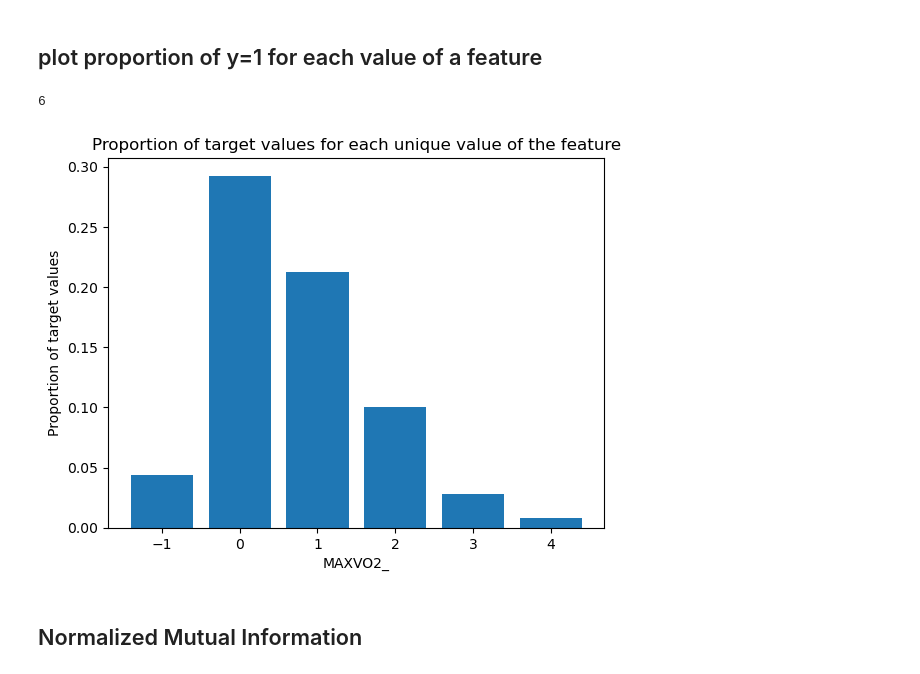
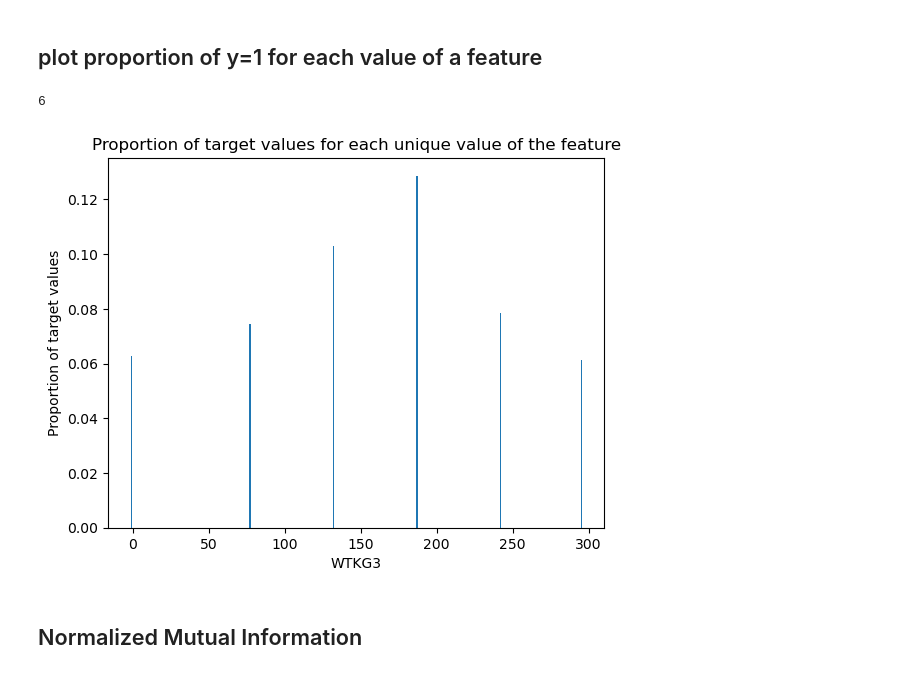
Before and after one commit to zaynebmellouli/CVD_prediction, a Jupyter notebook: run_test.ipynb, the cells around one changed output. Saved outputs shown, nothing was run; the diff lists cells and outputs as text; code cells hidden in the pictures.

```diff
--- a/run_test.ipynb
+++ b/run_test.ipynb
@@ -105,11 +105,16 @@ mapping_dict = {
 # for each feature in mapping_dict, check the ratio of nan values in x_train and keep only the ones with less than 10%
 # The features with a high nan value ratio won't be too useful and are in anyway correlated with other features
 
-nan_ratios = {}
-for feature in mapping_dict:
-    nan_ratios[feature] = np.sum(np.isnan(x_train[:, features == feature])) / len(x_train)
+def select_features_with_low_nan_ratio(x_train, features, threshold=0.1):
+    nan_ratios = {}
+    for feature in features:
+        nan_ratios[feature] = np.sum(np.isnan(x_train[:, features == feature])) / len(x_train)
 
-selected_features = [feature for feature in nan_ratios if nan_ratios[feature] < 0.1]
+    selected_features = [feature for feature in nan_ratios if nan_ratios[feature] < threshold]
 
-print(f"Selected {len(selected_features)} features over {len(mapping_dict)}")
+    print(f"Selected {len(selected_features)} features over {len(features)}")
+    print(nan_ratios)
+    return selected_features
+
+selected_features = select_features_with_low_nan_ratio(x_train, features)
 # %% [output]
@@ -119,12 +125,15 @@ Selected 62 features over 79
 
 print(x_train.shape)
 
-x_train_filtered = np.zeros((x_train.shape[0], len(selected_features)))
-for feature in selected_features:
-    feature_values = x_train[:, features == feature].flatten()
-    if feature_values.size > 0:
-        x_train_filtered[:, selected_features.index(feature)] = np.array([mapping_dict[feature](value) for value in feature_values])
+def apply_mapping(x_train, selected_features, mapping_dict):
+    x_train_filtered = np.zeros((x_train.shape[0], len(selected_features)))
+    for feature in selected_features:
+        feature_values = x_train[:, features == feature].flatten()
+        if feature_values.size > 0:
+            x_train_filtered[:, selected_features.index(feature)] = np.array([mapping_dict[feature](value) for value in feature_values])
+    return x_train_filtered
 
+x_train_filtered = apply_mapping(x_train, selected_features, mapping_dict)
 print(x_train_filtered.shape)
 # %% [output]
 (328135, 322)
@@ -139,27 +148,27 @@ print(x_train_filtered.shape)
 # print("Max value:", np.nanmax(x_train[:, features == feature][x_train[:, features == feature] != 99.0]))
 # print("Min value:", np.min(x_train[:, features == feature][~np.isnan(x_train[:, features == feature])]))
 # %%
-feature = "MAXVO2_" # categorical feature
+feature = "WTKG3" # categorical feature
 feature_index = selected_features.index(feature)
 feature_values = x_train_filtered[:, feature_index]
 unique_values = np.unique(feature_values)
 print(len(unique_values))
 target_values = y_train[:, -1] # values in {1, -1}
 
 # plot a bar plot (one bar for each unique value of the feature) showing the proportion of target values for each unique value of the feature
 proportions = []
 for value in unique_values:
     target_values_for_value = target_values[feature_values == value]
     proportions.append(np.sum(target_values_for_value == 1) / len(target_values_for_value))
 
 plt.bar(unique_values, proportions)
 plt.xlabel(feature)
 plt.ylabel('Proportion of target values')
 plt.title('Proportion of target values for each unique value of the feature')
 plt.show()
 # %% [output]
 6
-[figure, old version]
+[figure, new version]
 # %% [markdown]
 ## Normalized Mutual Information
 # %%
```
Also changed, not shown: parts of 25 cells of this notebook, 1 other file.
